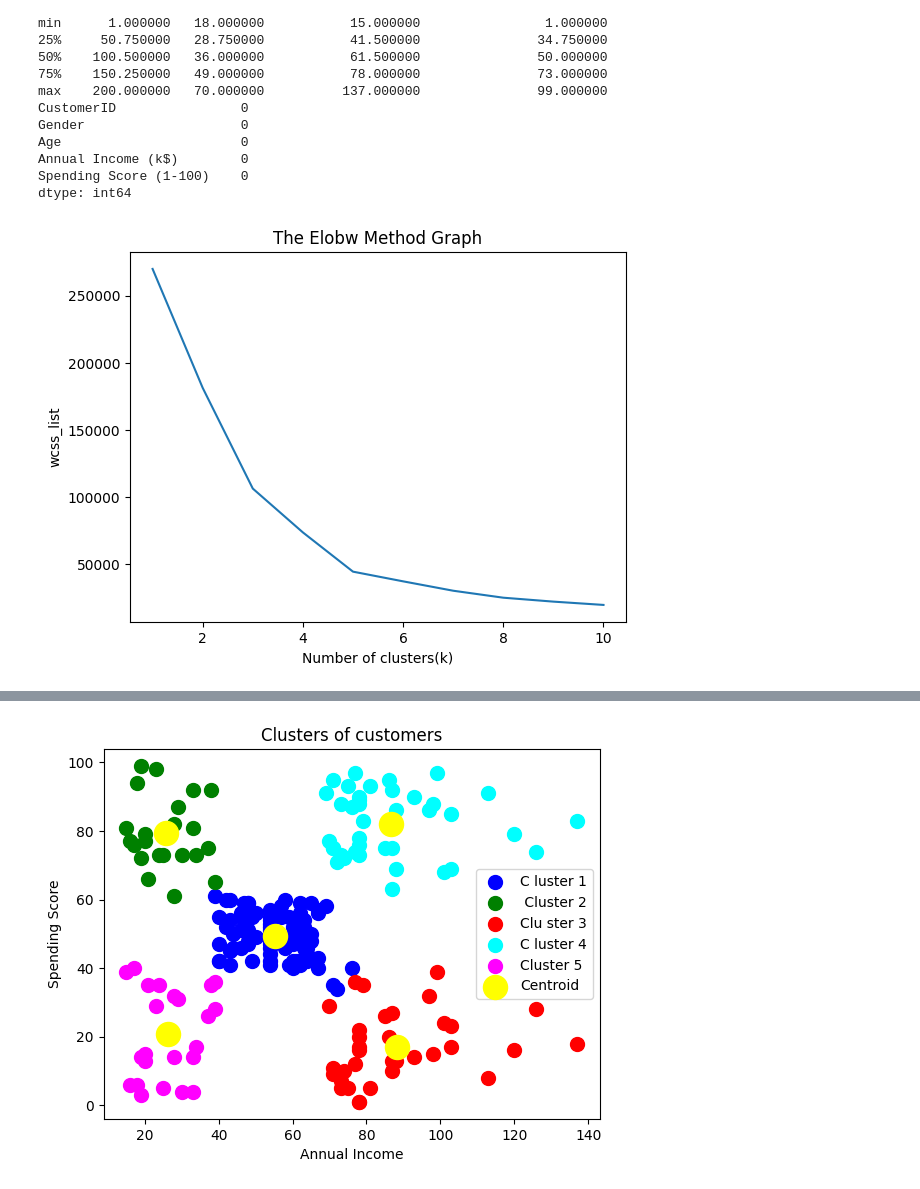
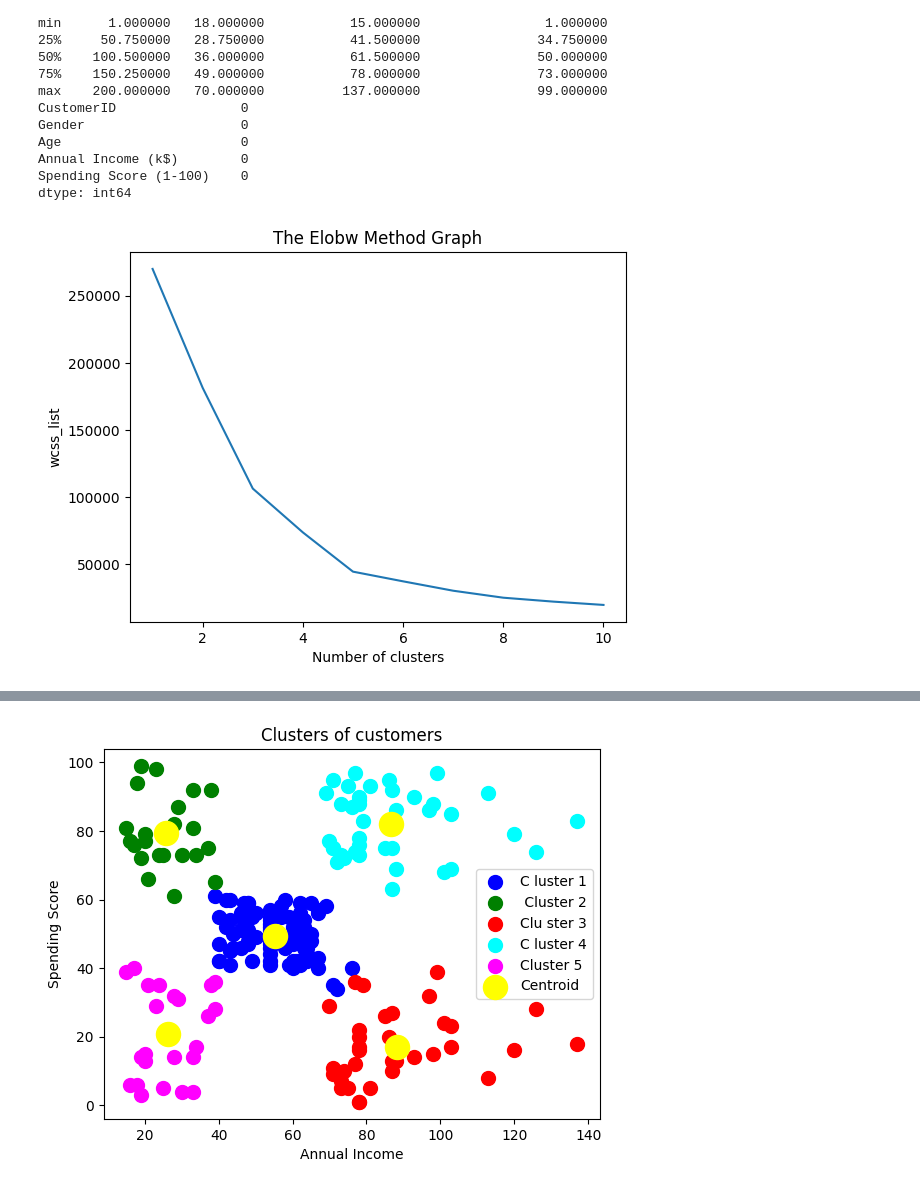
Before and after one commit to ShahidDhalayat/CIE-1, a Jupyter notebook: CIE4.ipynb, the cells around one changed output, grey strips where cells are left out. Saved outputs shown, nothing was run; the diff lists cells and outputs as text; code cells hidden in the pictures.

```diff
--- a/CIE4.ipynb
+++ b/CIE4.ipynb
@@ -50,17 +50,17 @@ dtype: int64
 # %%
 from sklearn.cluster import KMeans
 wcss_list= []
 for i in range(1, 11):
   kmeans = KMeans(n_clusters=i, init='k-means++', random_state= 35)
   kmeans.fit(x)
   wcss_list.append(kmeans.inertia_)
 plt.plot(range(1, 11), wcss_list)
 plt.title('The Elobw Method Graph')
-plt.xlabel('Number of clusters(k)')
+plt.xlabel('Number of clusters')
 plt.ylabel('wcss_list')
 plt.show()
 # %% [output]
-[figure, old version]
+[figure, new version]
 # %%
 kmeans = KMeans(n_clusters=5, init='k-means++', random_state= 35)
 y_predict= kmeans.fit_predict(x)
```
Also changed, not shown: parts of 1 cell of this notebook.
